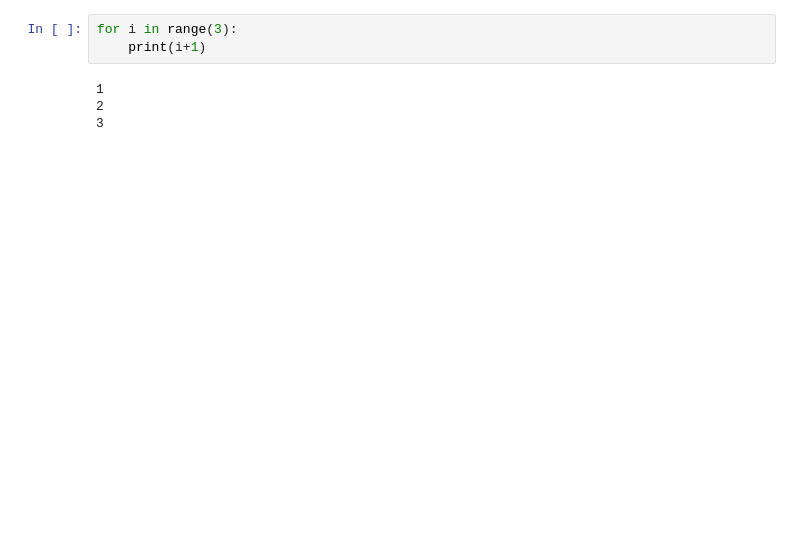
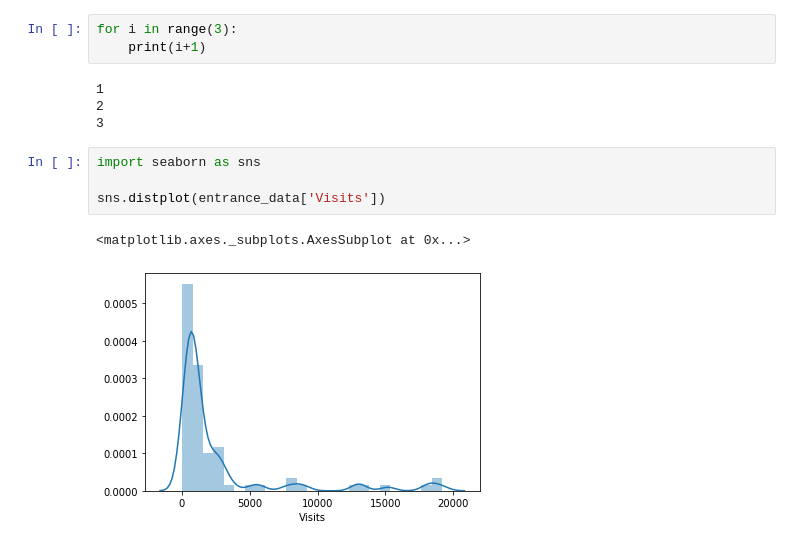
Before and after one commit to mabergerx/junction2k19, a Jupyter notebook: notebooks/Twitter API.ipynb, the cells around one changed output. Cells and saved outputs as stored; diff of their text form; blank space fills up the shorter version.

```diff
--- a/notebooks/Twitter API.ipynb
+++ b/notebooks/Twitter API.ipynb
@@ -396,3 +419,10 @@ for i in range(3):
 1
 2
 3
+# %%
+import seaborn as sns
+
+sns.distplot(entrance_data['Visits'])
+# %% [output]
+<matplotlib.axes._subplots.AxesSubplot at 0x...>
+[figure, added]
```
Also changed, not shown: parts of 21 cells of this notebook, 6 other files.
